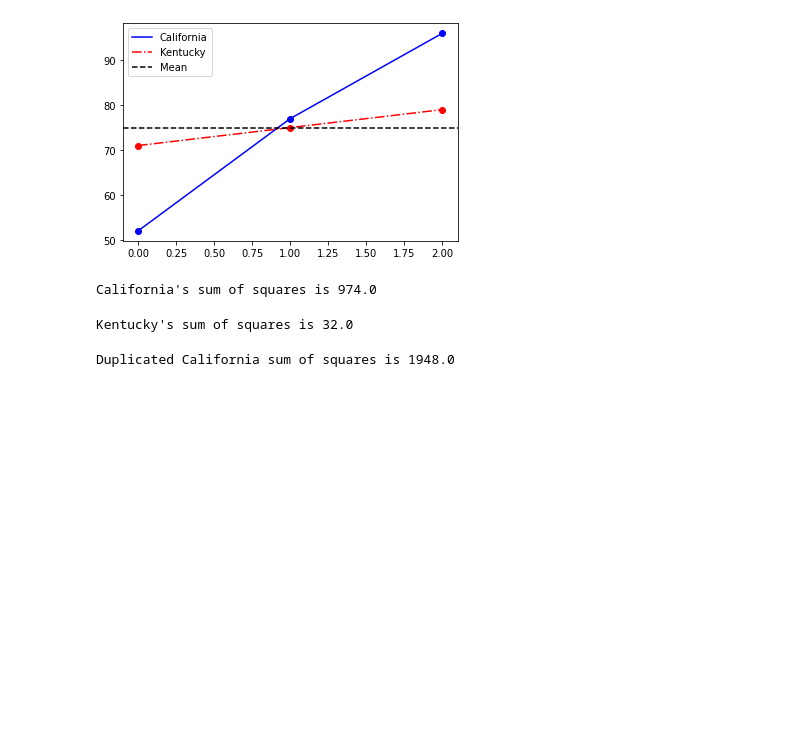
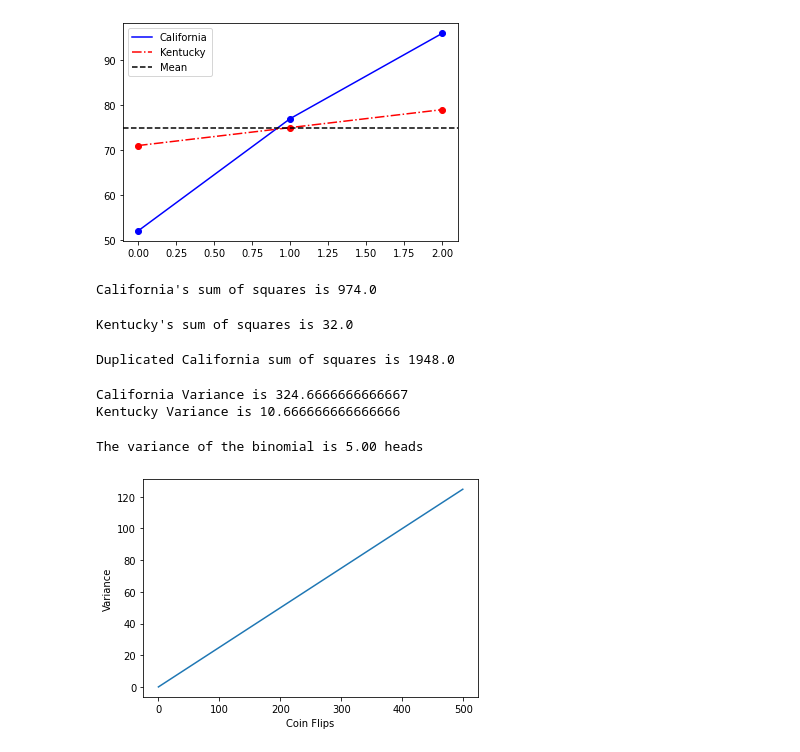
Before and after one commit to Lukas-Forst/100-Days-of-Code, a Jupyter notebook: Day101/Bookcamp_CS2.ipynb, the cells around one changed output. Saved outputs shown, nothing was run; the diff lists cells and outputs as text; code cells hidden in the pictures; blank space fills up the shorter version.

```diff
--- a/Day101/Bookcamp_CS2.ipynb
+++ b/Day101/Bookcamp_CS2.ipynb
@@ -229,3 +229,11 @@ def variance(data):
     mean = np.mean(data)
     return np.mean([squared_distance(value, mean) for value in data])
 assert variance(california) == california_sum_squares / california.size
+# %%
+california_variance = variance(california)
+kentucky_variance = variance(kentucky)
+print(f"California Variance is {california_variance}")
+print(f"Kentucky Variance is {kentucky_variance}")
+# %% [output]
+California Variance is 324.6666666666667
+Kentucky Variance is 10.666666666666666
@@ -231,0 +249,7 @@ assert variance(california) == california_sum_squares / california.size
+# %%
+interval_all_counts = range(21)
+probabilities = stats.binom.pmf(interval_all_counts, 20, prob_head)
+variance_binomial = weighted_variance(interval_all_counts, probabilities)
+print(f"The variance of the binomial is {variance_binomial:.2f} heads")
+# %% [output]
+The variance of the binomial is 5.00 heads
@@ -231,0 +259,8 @@ assert variance(california) == california_sum_squares / california.size
+# %%
+variances = [stats.binom.var(num_flips, prob_head) for num_flips in range(500)]
+plt.plot(range(500), variances)
+plt.xlabel('Coin Flips')
+plt.ylabel('Variance')
+plt.show()
+# %% [output]
+[figure, added]
```
Also changed, not shown: parts of 6 cells of this notebook, 1 other file.
